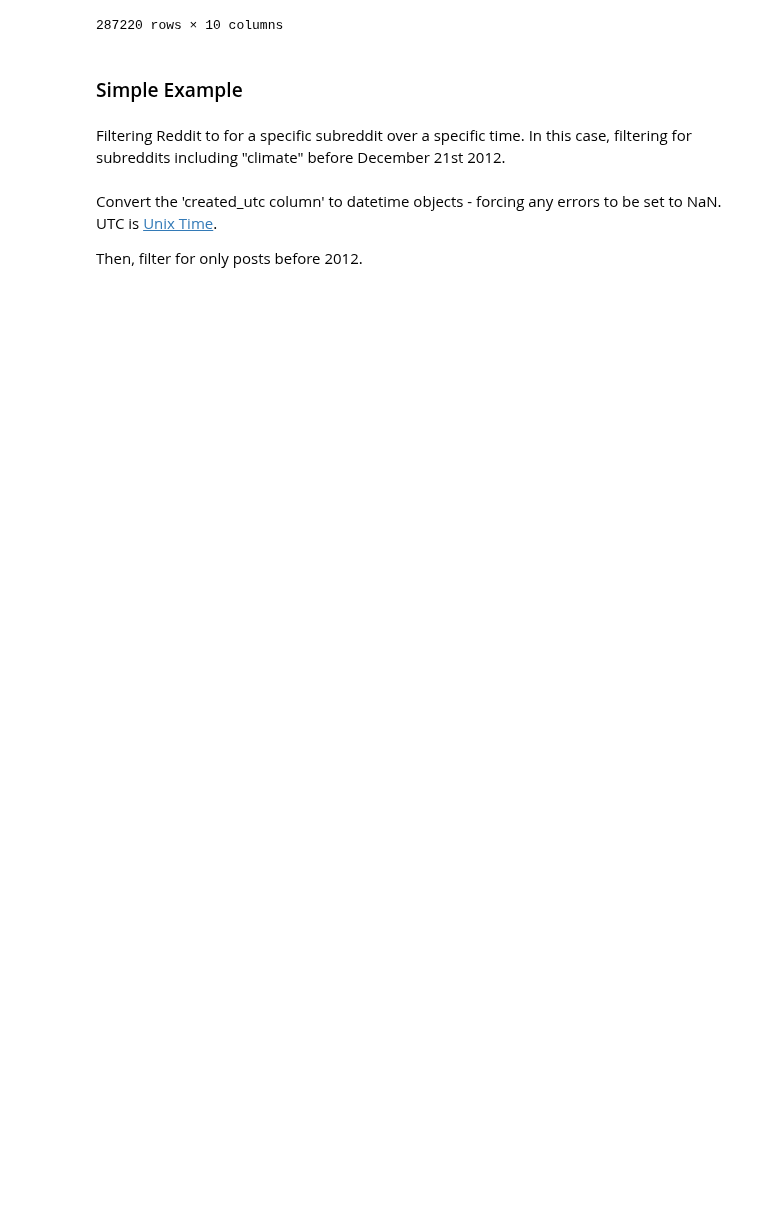
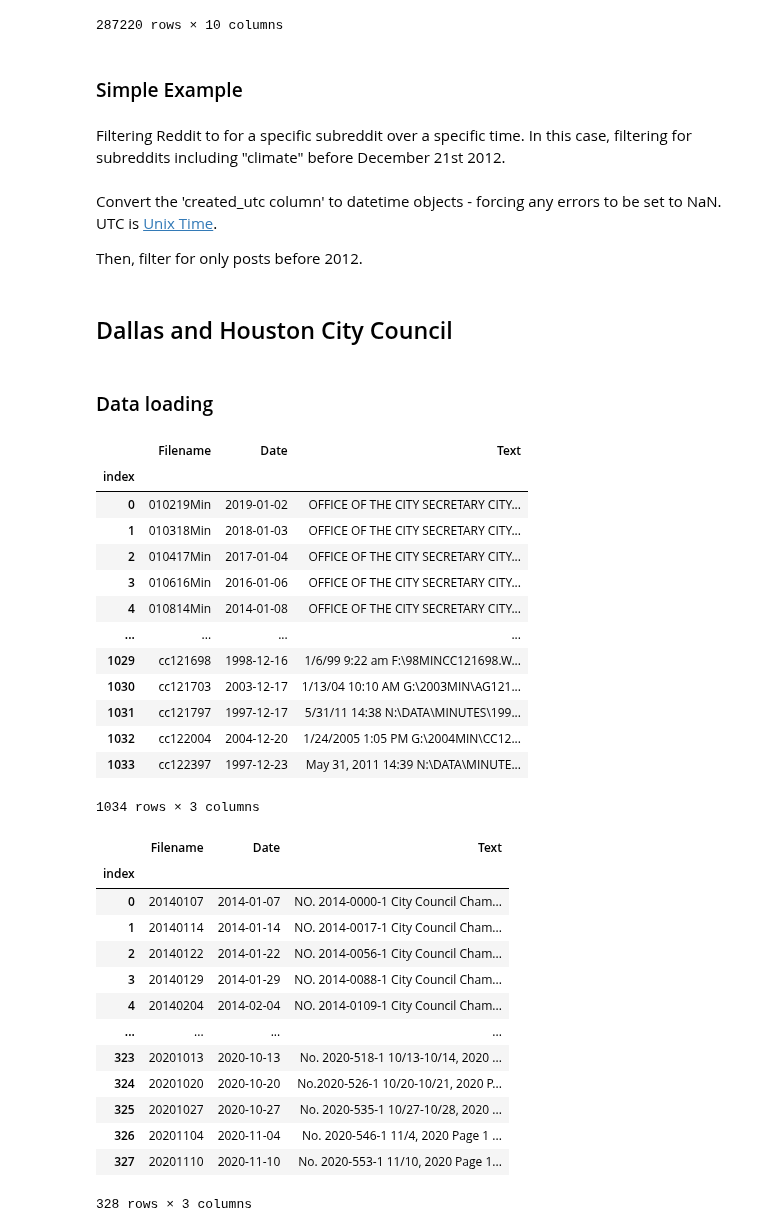
Before and after one commit to stephbuon/digital-history, a Jupyter notebook: hist3368-week4-access-data/hist3368-week4-access-data.ipynb, the cells around one changed output. Drawn from its saved outputs; the diff is of its cells as text; code cells hidden in the pictures; blank space fills up the shorter version.

```diff
--- a/hist3368-week4-access-data/hist3368-week4-access-data.ipynb
+++ b/hist3368-week4-access-data/hist3368-week4-access-data.ipynb
@@ -377,3 +377,49 @@ Then, filter for only posts before 2012.
 subreddit['created_utc']=dd.to_datetime(subreddit['created_utc'], unit='s', errors='coerce')
 
 subreddit2012 = subreddit[subreddit['date']<dt.datetime(2012,12,21)]
+# %% [markdown]
+## Dallas and Houston City Council
+# %% [markdown]
+### Data loading
+# %%
+import pandas as pd
+from datetime import datetime
+
+council_dir = '/scratch/group/history/hist_3368-jguldi/city_council'
+dallas_csv = pd.read_csv(f'{council_dir}/dallas.csv', sep='|', index_col='index')
+dallas_csv['Date'] = pd.to_datetime(dallas_csv['Date'], format='%Y-%m-%d')
+
+houston_csv = pd.read_csv(f'{council_dir}/houston.csv', sep='|', index_col='index')
+houston_csv['Date'] = pd.to_datetime(houston_csv['Date'], format='%Y-%m-%d')
+
+display(dallas_csv)
+display(houston_csv)
+# %% [output]
+|  | Filename | Date | Text |
+| index |  |  |  |
+| 0 | 010219Min | 2019-01-02 | OFFICE OF THE CITY SECRETARY CITY... |
+| 1 | 010318Min | 2018-01-03 | OFFICE OF THE CITY SECRETARY CITY... |
+| 2 | 010417Min | 2017-01-04 | OFFICE OF THE CITY SECRETARY CITY... |
+| 3 | 010616Min | 2016-01-06 | OFFICE OF THE CITY SECRETARY CITY... |
+| 4 | 010814Min | 2014-01-08 | OFFICE OF THE CITY SECRETARY CITY... |
+| ... | ... | ... | ... |
+| 1029 | cc121698 | 1998-12-16 | 1/6/99 9:22 am F:\98MINCC121698.W... |
+| 1030 | cc121703 | 2003-12-17 | 1/13/04 10:10 AM G:\2003MIN\AG121... |
+| 1031 | cc121797 | 1997-12-17 | 5/31/11 14:38 N:\DATA\MINUTES\199... |
+| 1032 | cc122004 | 2004-12-20 | 1/24/2005 1:05 PM G:\2004MIN\CC12... |
+| 1033 | cc122397 | 1997-12-23 | May 31, 2011 14:39 N:\DATA\MINUTE... |
+1034 rows × 3 columns
+|  | Filename | Date | Text |
+| index |  |  |  |
+| 0 | 20140107 | 2014-01-07 | NO. 2014-0000-1 City Council Cham... |
+| 1 | 20140114 | 2014-01-14 | NO. 2014-0017-1 City Council Cham... |
+| 2 | 20140122 | 2014-01-22 | NO. 2014-0056-1 City Council Cham... |
+| 3 | 20140129 | 2014-01-29 | NO. 2014-0088-1 City Council Cham... |
+| 4 | 20140204 | 2014-02-04 | NO. 2014-0109-1 City Council Cham... |
+| ... | ... | ... | ... |
+| 323 | 20201013 | 2020-10-13 | No. 2020-518-1 10/13-10/14, 2020 ... |
+| 324 | 20201020 | 2020-10-20 | No.2020-526-1 10/20-10/21, 2020 P... |
+| 325 | 20201027 | 2020-10-27 | No. 2020-535-1 10/27-10/28, 2020 ... |
+| 326 | 20201104 | 2020-11-04 | No. 2020-546-1 11/4, 2020 Page 1 ... |
+| 327 | 20201110 | 2020-11-10 | No. 2020-553-1 11/10, 2020 Page 1... |
+328 rows × 3 columns
```
Also changed, not shown: parts of 9 cells of this notebook.
